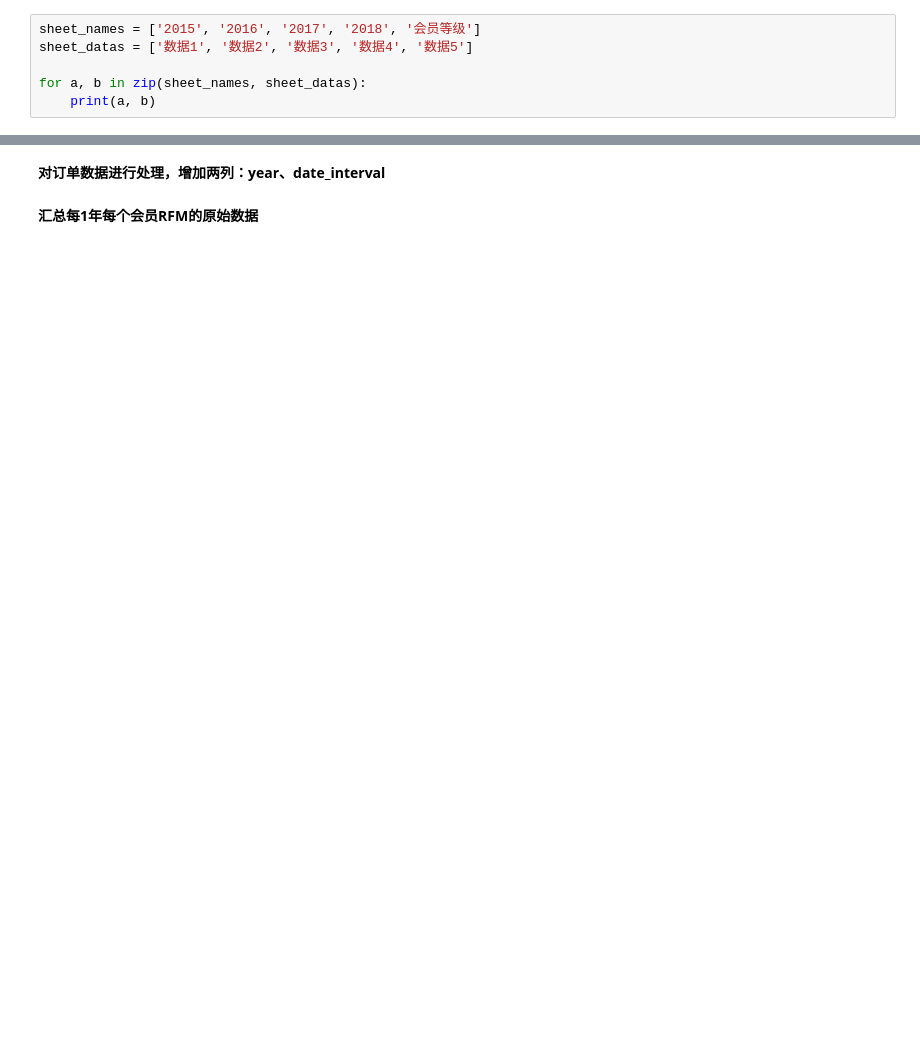
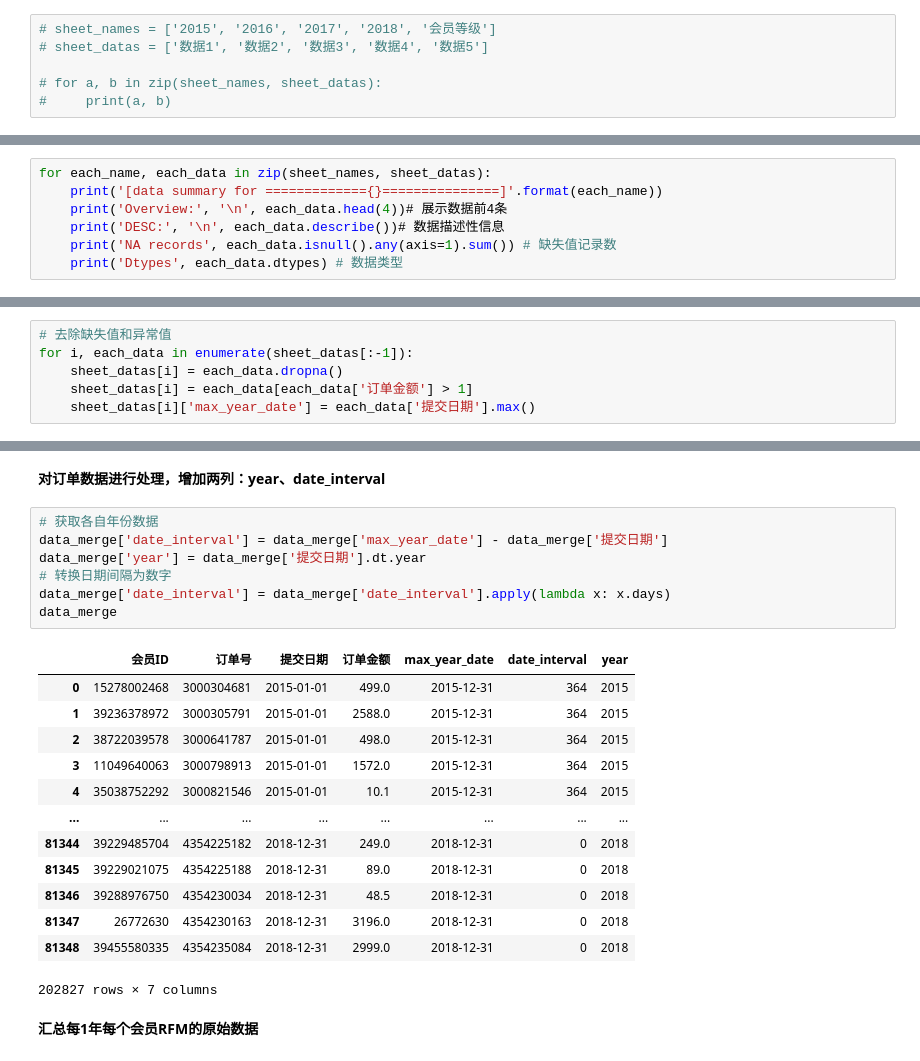
Before and after one commit to JohnChow96927/python-bigdata, a Jupyter notebook: Pandas/day5_220124_数据可视化与综合案例/03-RFM模型分析案例.ipynb, the cells around one changed output, grey strips where cells are left out. Saved outputs shown, nothing was run; the diff lists cells and outputs as text; blank space fills up the shorter version.

```diff
--- a/Pandas/day5_220124_数据可视化与综合案例/03-RFM模型分析案例.ipynb
+++ b/Pandas/day5_220124_数据可视化与综合案例/03-RFM模型分析案例.ipynb
@@ -10,8 +37,8 @@ warnings.filterwarnings('ignore')
 # %% [markdown]
 **zip方法的使用**
 # %%
-sheet_names = ['2015', '2016', '2017', '2018', '会员等级']
-sheet_datas = ['数据1', '数据2', '数据3', '数据4', '数据5']
+# sheet_names = ['2015', '2016', '2017', '2018', '会员等级']
+# sheet_datas = ['数据1', '数据2', '数据3', '数据4', '数据5']
 
-for a, b in zip(sheet_names, sheet_datas):
-    print(a, b)
+# for a, b in zip(sheet_names, sheet_datas):
+#     print(a, b)
@@ -66,3 +85,10 @@ dtype: bool
 df.isnull().any(axis=1).sum()
 # %% [output]
 2
+# %%
+for each_name, each_data in zip(sheet_names, sheet_datas):
+    print('[data summary for ============={}===============]'.format(each_name))
+    print('Overview:', '\n', each_data.head(4))# 展示数据前4条
+    print('DESC:', '\n', each_data.describe())# 数据描述性信息
+    print('NA records', each_data.isnull().any(axis=1).sum()) # 缺失值记录数
+    print('Dtypes', each_data.dtypes) # 数据类型
@@ -70,3 +114,9 @@ df.isnull().any(axis=1).sum()
 # 数据预处理
 # %% [markdown]
 **缺失值和异常数据的处理**
+# %%
+# 去除缺失值和异常值
+for i, each_data in enumerate(sheet_datas[:-1]):
+    sheet_datas[i] = each_data.dropna()
+    sheet_datas[i] = each_data[each_data['订单金额'] > 1]
+    sheet_datas[i]['max_year_date'] = each_data['提交日期'].max()
@@ -75,4 +168,25 @@ df.isnull().any(axis=1).sum()
 # %% [markdown]
 **对订单数据进行处理，增加两列：year、date_interval**
+# %%
+# 获取各自年份数据
+data_merge['date_interval'] = data_merge['max_year_date'] - data_merge['提交日期']
+data_merge['year'] = data_merge['提交日期'].dt.year
+# 转换日期间隔为数字
+data_merge['date_interval'] = data_merge['date_interval'].apply(lambda x: x.days)
+data_merge
+# %% [output]
+|  | 会员ID | 订单号 | 提交日期 | 订单金额 | max_year_date | date_interval | year |
+| 0 | 15278002468 | 3000304681 | 2015-01-01 | 499.0 | 2015-12-31 | 364 | 2015 |
+| 1 | 39236378972 | 3000305791 | 2015-01-01 | 2588.0 | 2015-12-31 | 364 | 2015 |
+| 2 | 38722039578 | 3000641787 | 2015-01-01 | 498.0 | 2015-12-31 | 364 | 2015 |
+| 3 | 11049640063 | 3000798913 | 2015-01-01 | 1572.0 | 2015-12-31 | 364 | 2015 |
+| 4 | 35038752292 | 3000821546 | 2015-01-01 | 10.1 | 2015-12-31 | 364 | 2015 |
+| ... | ... | ... | ... | ... | ... | ... | ... |
+| 81344 | 39229485704 | 4354225182 | 2018-12-31 | 249.0 | 2018-12-31 | 0 | 2018 |
+| 81345 | 39229021075 | 4354225188 | 2018-12-31 | 89.0 | 2018-12-31 | 0 | 2018 |
+| 81346 | 39288976750 | 4354230034 | 2018-12-31 | 48.5 | 2018-12-31 | 0 | 2018 |
+| 81347 | 26772630 | 4354230163 | 2018-12-31 | 3196.0 | 2018-12-31 | 0 | 2018 |
+| 81348 | 39455580335 | 4354235084 | 2018-12-31 | 2999.0 | 2018-12-31 | 0 | 2018 |
+202827 rows × 7 columns
 # %% [markdown]
 **汇总每1年每个会员RFM的原始数据**
```
Also changed, not shown: parts of 18 cells of this notebook.
